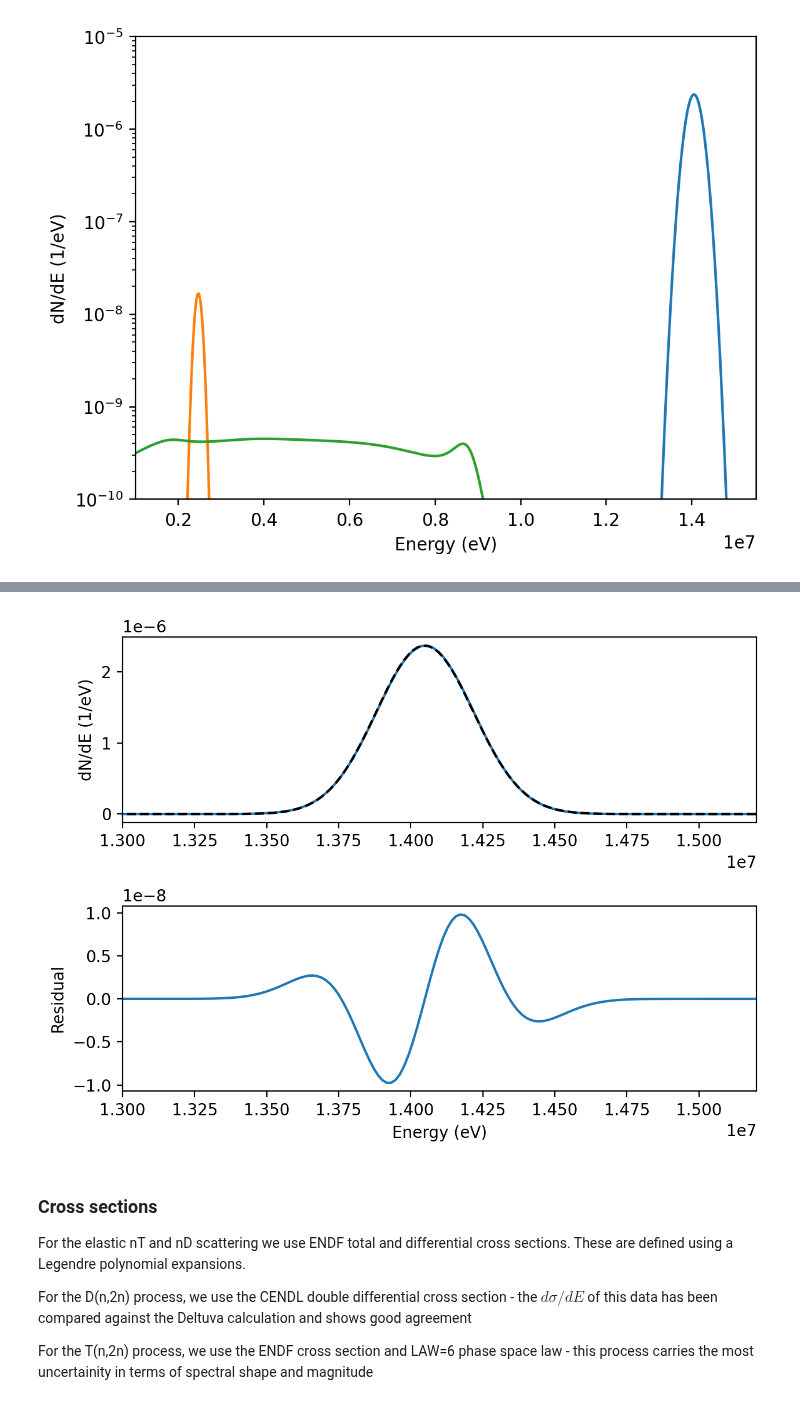
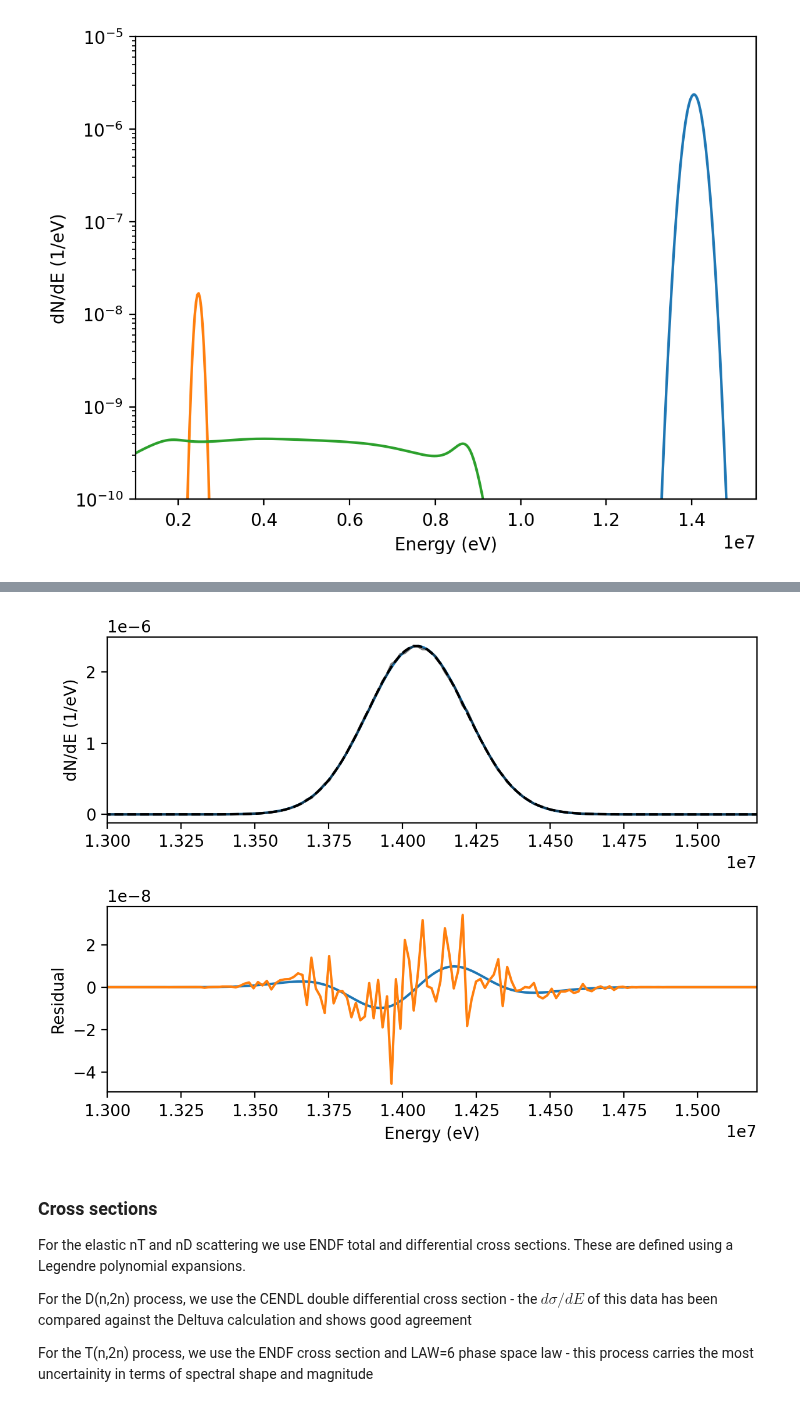
Before and after one commit to aidancrilly/NeSST, a Jupyter notebook: example/NeSST Guide.ipynb, the cells around one changed output, grey strips where cells are left out. Cells and saved outputs as stored; diff of their text form; code cells hidden in the pictures.

```diff
--- a/example/NeSST Guide.ipynb
+++ b/example/NeSST Guide.ipynb
@@ -74,0 +73,8 @@ N.B. will add comparison to DRESS here
+# %%
+dNdE_DT_Brysk    = Y_DT*nst.QBrysk(E_DTspec,DTmean,DTvar)
+dNdE_DT_Ballabio = Y_DT*nst.QBallabio(E_DTspec,DTmean,DTvar)
+
+dE = E_DTspec[1]-E_DTspec[0]
+E_bins = np.append(E_DTspec-0.5*dE,E_DTspec[-1]+0.5*dE)
+
+dNdE_DT_DRESS = Y_DT*nst.DRESS_DT_spec_single_T(Tion,n_samples=1e7,bins=E_bins)
@@ -75,25 +83,28 @@ N.B. will add comparison to DRESS here
 # %%
-dNdE_DT_Ballabio = Y_DT*nst.QBallabio(E_pspec,DTmean,DTvar)
-
 fig = plt.figure(dpi=200)
 ax1 = fig.add_subplot(211)
 ax2 = fig.add_subplot(212,sharex=ax1)
 
-ax1.plot(E_pspec,dNdE_DT)
-ax1.plot(E_pspec,dNdE_DT_Ballabio,'k--')
+ax1.plot(E_DTspec,dNdE_DT_Brysk)
+ax1.plot(E_DTspec,dNdE_DT_Ballabio,'k--')
+ax1.plot(E_DTspec,dNdE_DT_DRESS,'k',alpha=0.5)
 
-ax2.plot(E_pspec,dNdE_DT-dNdE_DT_Ballabio)
-RMSE = np.sqrt(np.average((dNdE_DT-dNdE_DT_Ballabio)**2,weights=dNdE_DT))
-assert RMSE < 1e-8
+ax2.plot(E_DTspec,dNdE_DT_Brysk-dNdE_DT_Ballabio)
+ax2.plot(E_DTspec,dNdE_DT_Brysk-dNdE_DT_DRESS)
 
 ax1.set_xlim(1.3e7,1.52e7)
 ax2.set_xlabel("Energy (eV)")
 ax1.set_ylabel("dN/dE (1/eV)")
 ax2.set_ylabel("Residual")
 
 fig.tight_layout()
+
+RMSE = np.sqrt(np.average((dNdE_DT_Brysk-dNdE_DT_Ballabio)**2,weights=dNdE_DT_Brysk))
+assert RMSE < 1e-8
+RMSE = np.sqrt(np.average((dNdE_DT_Brysk-dNdE_DT_DRESS)**2,weights=dNdE_DT_Brysk))
+assert RMSE < 1e-4
 # %% [output]
-[figure, old version]
+[figure, new version]
 # %% [markdown]
 ### Cross sections ###
 
```
Also changed, not shown: parts of 2 cells of this notebook, 2 other files.
